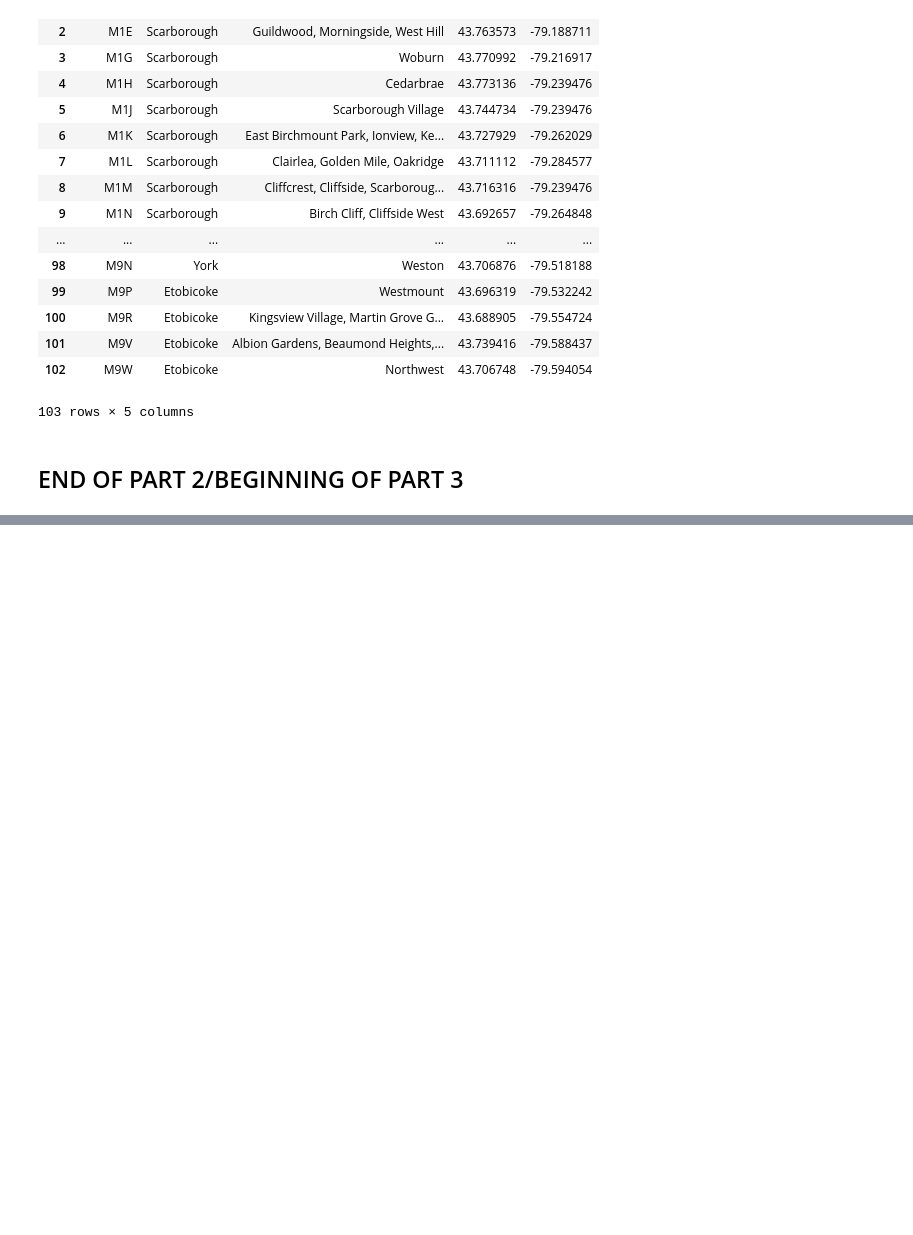
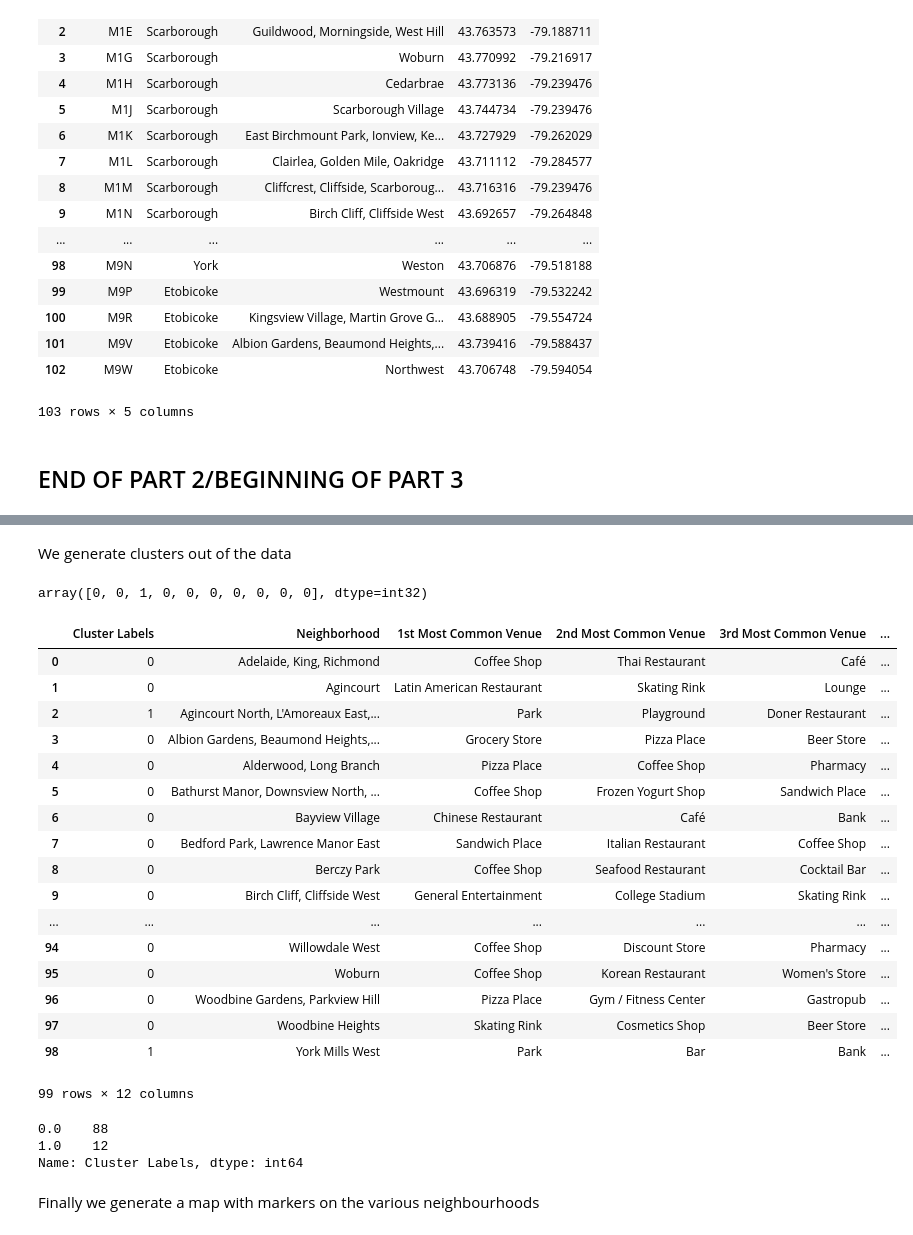
Before and after one commit to dpolini/Coursera_Capstone, a Jupyter notebook: Toronto's neighborhoods .ipynb, the cells around one changed output, grey strips where cells are left out. Saved outputs shown, nothing was run; the diff lists cells and outputs as text; code cells hidden in the pictures; blank space fills up the shorter version.

```diff
--- a/Toronto's neighborhoods .ipynb
+++ b/Toronto's neighborhoods .ipynb
@@ -233,0 +396,27 @@ Torof
+# %%
+def return_most_common_venues(row, num_top_venues):
+    row_categories = row.iloc[1:]
+    row_categories_sorted = row_categories.sort_values(ascending=False)
+
+    return row_categories_sorted.index.values[0:num_top_venues]
+# %%
+num_top_venues = 10
+
+indicators = ['st', 'nd', 'rd']
+
+# create columns according to number of top venues
+columns = ['Neighborhood']
+for ind in np.arange(num_top_venues):
+    try:
+        columns.append('{}{} Most Common Venue'.format(ind+1, indicators[ind]))
+    except:
+        columns.append('{}th Most Common Venue'.format(ind+1))
+
+# create a new dataframe
+neighborhoods_venues_sorted = pd.DataFrame(columns=columns)
+neighborhoods_venues_sorted['Neighborhood'] = Toronto_grouped['Neighborhood']
+
+for ind in np.arange(Toronto_grouped.shape[0]):
+    neighborhoods_venues_sorted.iloc[ind, 1:] = return_most_common_venues(Toronto_grouped.iloc[ind, :], num_top_venues)
+
+neighborhoods_venues_sorted.head()
@@ -233,0 +430,38 @@ Torof
+# %% [markdown]
+We generate clusters out of the data
+# %%
+from sklearn.cluster import KMeans
+# set number of clusters
+kclusters = 2
+
+Toronto_grouped_clustering = Toronto_grouped.drop('Neighborhood', 1)
+
+# run k-means clustering
+kmeans = KMeans(n_clusters=kclusters, random_state=0).fit(Toronto_grouped_clustering)
+
+# check cluster labels generated for each row in the dataframe
+kmeans.labels_[0:10]
+# %% [output]
+array([0, 0, 1, 0, 0, 0, 0, 0, 0, 0], dtype=int32)
+# %%
+neighborhoods_venues_sorted.insert(0, 'Cluster Labels', kmeans.labels_)
+neighborhoods_venues_sorted
+# %% [output]
+|  | Cluster Labels | Neighborhood | 1st Most Common Venue | 2nd Most Common Venue | 3rd Most Common Venue | ... |
+| 0 | 0 | Adelaide, King, Richmond | Coffee Shop | Thai Restaurant | Café | ... |
+| 1 | 0 | Agincourt | Latin American Restaurant | Skating Rink | Lounge | ... |
+| 2 | 1 | Agincourt North, L'Amoreaux East,... | Park | Playground | Doner Restaurant | ... |
+| 3 | 0 | Albion Gardens, Beaumond Heights,... | Grocery Store | Pizza Place | Beer Store | ... |
+| 4 | 0 | Alderwood, Long Branch | Pizza Place | Coffee Shop | Pharmacy | ... |
+| 5 | 0 | Bathurst Manor, Downsview North, ... | Coffee Shop | Frozen Yogurt Shop | Sandwich Place | ... |
+| 6 | 0 | Bayview Village | Chinese Restaurant | Café | Bank | ... |
+| 7 | 0 | Bedford Park, Lawrence Manor East | Sandwich Place | Italian Restaurant | Coffee Shop | ... |
+| 8 | 0 | Berczy Park | Coffee Shop | Seafood Restaurant | Cocktail Bar | ... |
+| 9 | 0 | Birch Cliff, Cliffside West | General Entertainment | College Stadium | Skating Rink | ... |
+| ... | ... | ... | ... | ... | ... | ... |
+| 94 | 0 | Willowdale West | Coffee Shop | Discount Store | Pharmacy | ... |
+| 95 | 0 | Woburn | Coffee Shop | Korean Restaurant | Women's Store | ... |
+| 96 | 0 | Woodbine Gardens, Parkview Hill | Pizza Place | Gym / Fitness Center | Gastropub | ... |
+| 97 | 0 | Woodbine Heights | Skating Rink | Cosmetics Shop | Beer Store | ... |
+| 98 | 1 | York Mills West | Park | Bar | Bank | ... |
+99 rows × 12 columns
@@ -233,0 +472,6 @@ Torof
+# %%
+Toro_merged['Cluster Labels'].value_counts()
+# %% [output]
+0.0    88
+1.0    12
+Name: Cluster Labels, dtype: int64
@@ -233,0 +480,2 @@ Torof
+# %% [markdown]
+Finally we generate a map with markers on the various neighbourhoods
```
Also changed, not shown: parts of 18 cells of this notebook.
